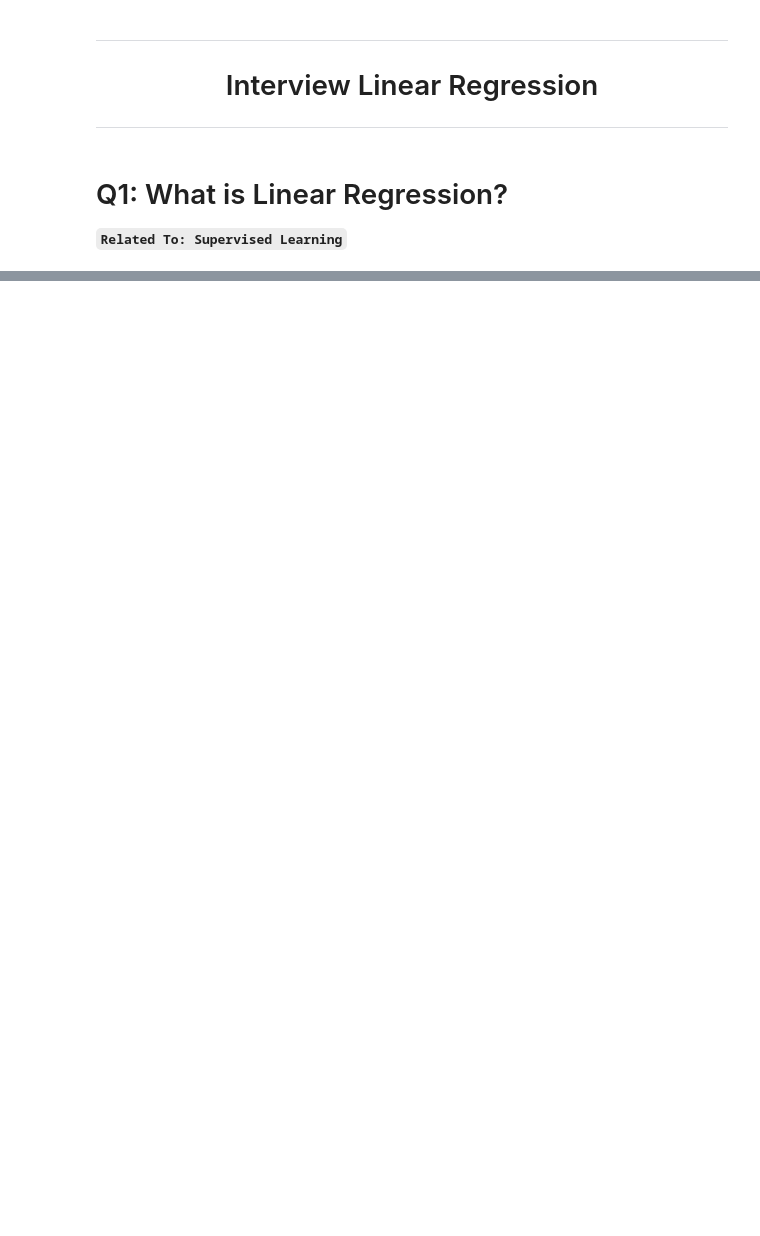
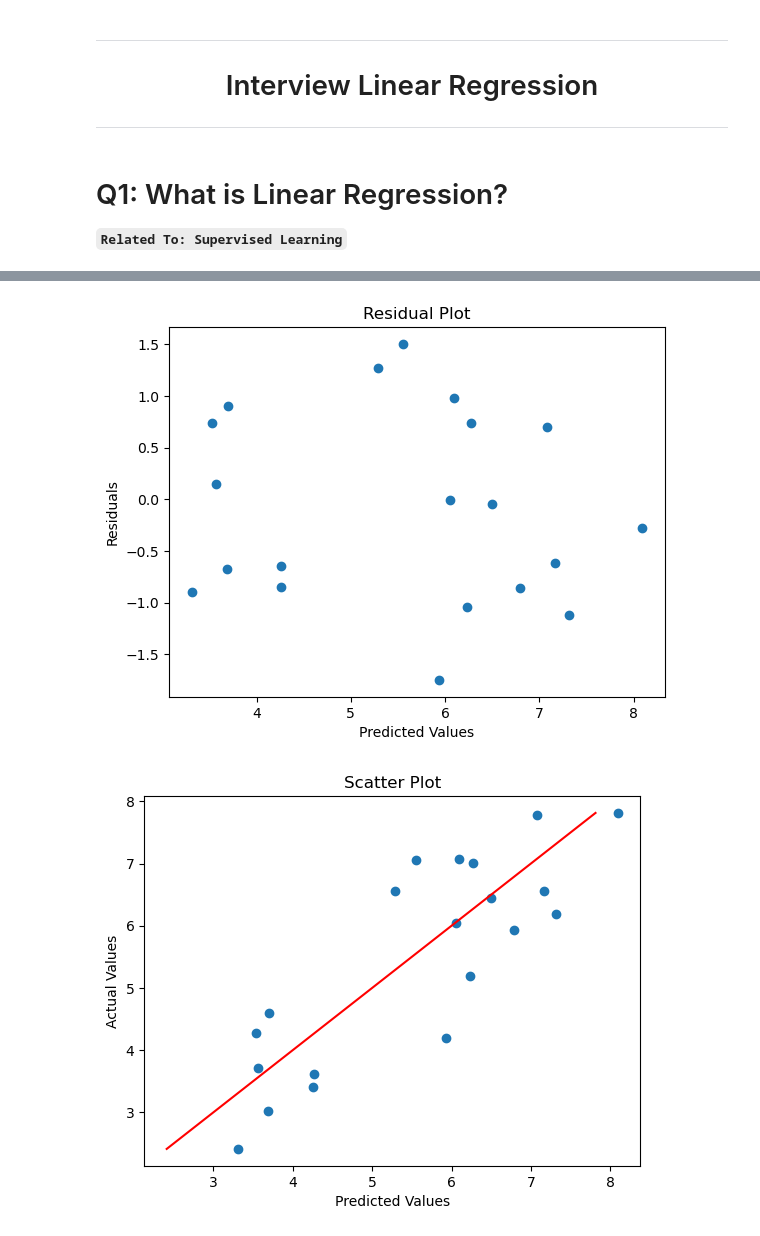
Before and after one commit to subratamondal1/MACHINE-LEARNING, a Jupyter notebook: interview-linear-regression.ipynb, the cells around one changed output, grey strips where cells are left out. Cells and saved outputs as stored; diff of their text form; code cells hidden in the pictures; blank space fills up the shorter version.

```diff
--- a/interview-linear-regression.ipynb
+++ b/interview-linear-regression.ipynb
@@ -104,0 +142,10 @@ plt.show()
+# %%
+# Import mean_squared_error function and numpy module
+from sklearn.metrics import mean_squared_error
+
+# Create a linear regression model
+model = LinearRegression()
+model.fit(X_train, y_train) # Fit the model to the data
+
+# Predict y values for x values
+y_pred = model.predict(X_test)
@@ -104,0 +180,25 @@ plt.show()
+# %%
+# Plot residual plot
+plt.scatter(y_pred, y_test - y_pred)
+plt.xlabel("Predicted Values")
+plt.ylabel("Residuals")
+plt.title("Residual Plot")
+plt.show()
+
+# Plot scatter plot
+plt.scatter(y_pred, y_test)
+plt.xlabel("Predicted Values")
+plt.ylabel("Actual Values")
+plt.title("Scatter Plot")
+plt.plot([y_test.min(), y_test.max()], [y_test.min(), y_test.max()], "r") # 45-degree line
+plt.show()
+
+# Plot histogram
+plt.hist(y_test - y_pred)
+plt.xlabel("Residuals")
+plt.ylabel("Frequency")
+plt.title("Histogram")
+plt.show()
+# %% [output]
+[figure, added]
+[figure, added]
```
Also changed, not shown: parts of 33 cells of this notebook.
